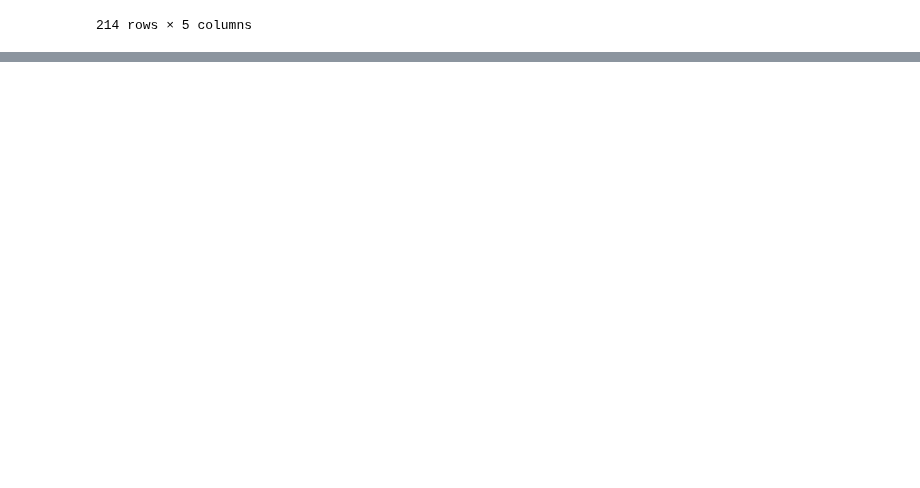
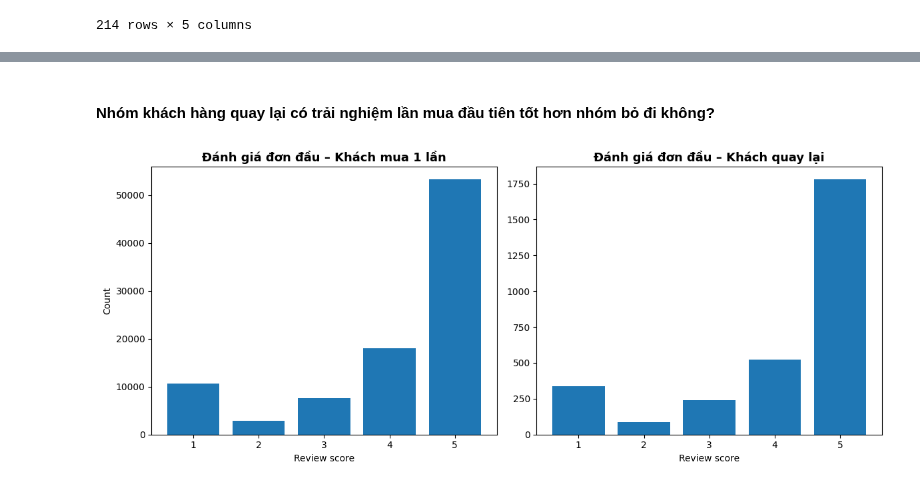
Before and after one commit to Hutramikha/Data_Analysis_SGU_2025, a Jupyter notebook: Data_analysis/final_project/Customer360-main/notebooks/03_2_diagnostic_analysis.ipynb, the cells around one changed output, grey strips where cells are left out. Cells and saved outputs as stored; diff of their text form; code cells hidden in the pictures; blank space fills up the shorter version.

```diff
--- a/Data_analysis/final_project/Customer360-main/notebooks/03_2_diagnostic_analysis.ipynb
+++ b/Data_analysis/final_project/Customer360-main/notebooks/03_2_diagnostic_analysis.ipynb
@@ -336,0 +656,49 @@ df
+# %% [markdown]
+#### Nhóm khách hàng quay lại có trải nghiệm lần mua đầu tiên tốt hơn nhóm bỏ đi không?
+# %%
+# Dataframe chứa các đơn hàng đầu tiên của từng khách
+df_orders = orders.merge(reviews, on="order_id", how="left")
+df = customers.merge(df_orders, on="customer_id", how="left")
+df = df.sort_values(["customer_unique_id", "order_purchase_timestamp"])
+df["row_number"] = df.groupby("customer_unique_id").cumcount() + 1
+df = df[df["row_number"] == 1]
+df = df[["customer_unique_id", "review_score"]]
+df = df[df["review_score"].notnull()]
+
+# Dataframe gồm cột khách và số đơn đã mua
+df1 = pd.read_csv("../data/3_model/featured_data.csv")
+df1 = df1[["customer_unique_id", "total_orders"]]
+
+# Nhóm khách mua 1 đơn
+df_1_orders = df1[df1["total_orders"] == 1]
+df_1_orders = df_1_orders.merge(df, on="customer_unique_id", how="left")
+df_1_orders = df_1_orders[df_1_orders["review_score"].notnull()]
+df_1_orders = df_1_orders.drop(columns=["total_orders"])
+
+# Nhóm khách mua > 1 đơn
+df_more_than_1_orders = df1[df1["total_orders"] > 1]
+df_more_than_1_orders = df_more_than_1_orders.merge(df, on="customer_unique_id", how="left")
+df_more_than_1_orders = df_more_than_1_orders[df_more_than_1_orders["review_score"].notnull()]
+df_more_than_1_orders = df_more_than_1_orders.drop(columns=["total_orders"])
+# %%
+# Đếm số lượng review theo score
+count_1 = df_1_orders["review_score"].value_counts().sort_index()
+count_more = df_more_than_1_orders["review_score"].value_counts().sort_index()
+
+fig, axes = plt.subplots(1, 2, figsize=(12, 5))
+
+# Nhóm mua 1 lần
+axes[0].bar(count_1.index, count_1.values)
+axes[0].set_title("Đánh giá đơn đầu – Khách mua 1 lần", fontsize=13, fontweight="bold")
+axes[0].set_xlabel("Review score")
+axes[0].set_ylabel("Count")
+
+# Nhóm mua >1 lần
+axes[1].bar(count_more.index, count_more.values)
+axes[1].set_title("Đánh giá đơn đầu – Khách quay lại", fontsize=13, fontweight="bold")
+axes[1].set_xlabel("Review score")
+
+plt.tight_layout()
+plt.show()
+# %% [output]
+[figure, added]
```
Also changed, not shown: parts of 36 cells of this notebook, 4 other files.
